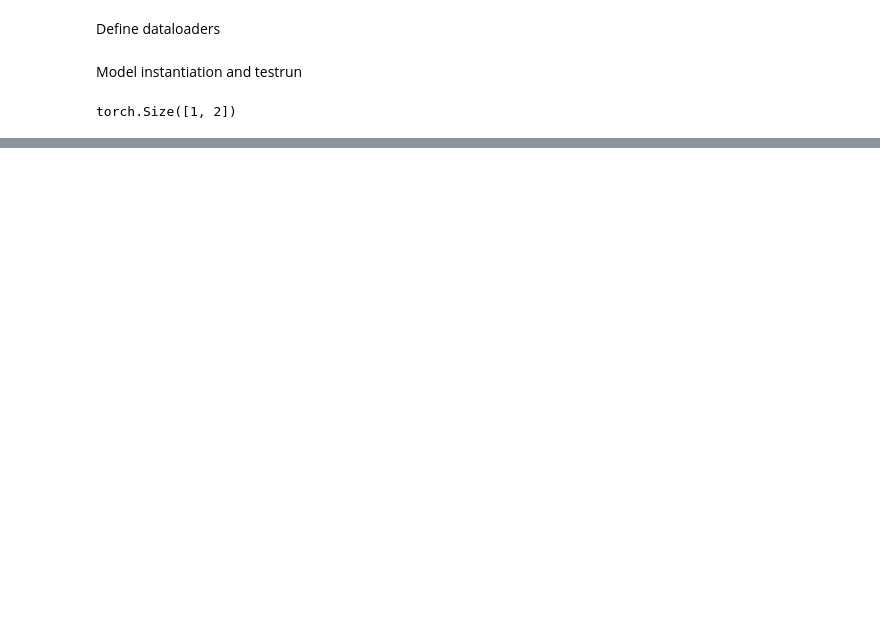
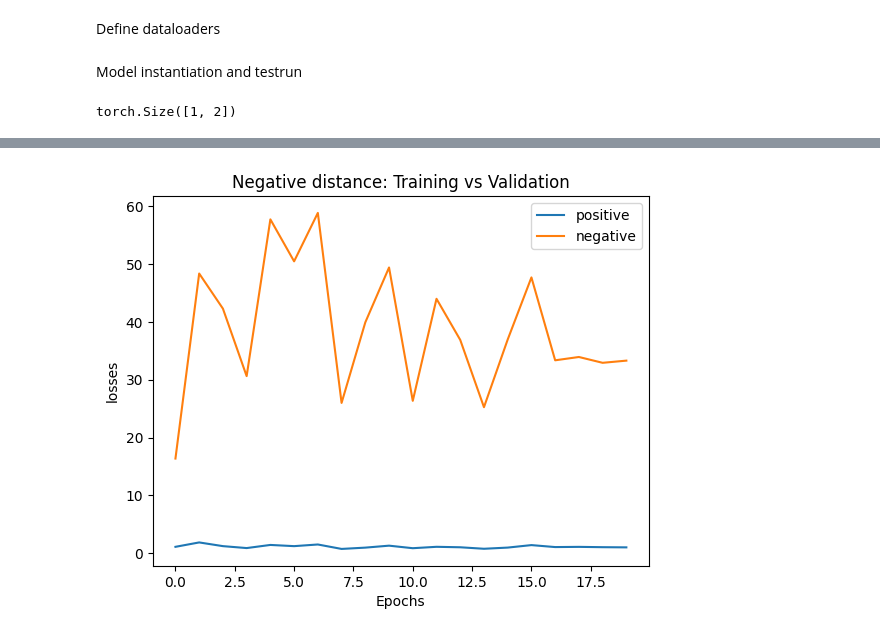
Before and after one commit to TentaTonny/WhereIsWaldo_Team18, a Jupyter notebook: step1_pretraining_triplet_loss.ipynb, the cells around one changed output, grey strips where cells are left out. Cells and saved outputs as stored; diff of their text form; code cells hidden in the pictures; blank space fills up the shorter version.

```diff
--- a/step1_pretraining_triplet_loss.ipynb
+++ b/step1_pretraining_triplet_loss.ipynb
@@ -277,16 +277,15 @@ class WaldoTripletDataset(Dataset):
 We instantiate the TripletLoss functions used as criteria in the network. This function is explained in more detail in the accompanying paper.
 # %%
 class TripletLoss(nn.Module):
-    def __init__(self, margin=1.0):
-        super(TripletLoss, self).__init__()
-        self.margin = margin
+  def __init__(self, margin=1.0):
+    super(TripletLoss, self).__init__()
+    self.margin = margin
 
-    def calc_euclidean(self, x1, x2):
-        return (x1 - x2).pow(2).sum(1)
+  def calc_euclidean(self, x1, x2):
+    return (x1 - x2).pow(2).sum(1)
 
-    def forward(self, anchor: torch.Tensor, positive: torch.Tensor, negative: torch.Tensor) -> torch.Tensor:
-        distance_positive = self.calc_euclidean(anchor, positive)
-        distance_negative = self.calc_euclidean(anchor, negative)
-        losses = torch.relu(distance_positive - distance_negative + self.margin)
-
-        return losses.mean(), distance_positive.mean(), distance_negative.mean()
+  def forward(self, anchor, positive, negative):
+    distance_positive = self.calc_euclidean(anchor, positive)
+    distance_negative = self.calc_euclidean(anchor, negative)
+    losses = torch.relu(distance_positive - distance_negative + self.margin)
+    return losses.mean(), distance_positive.mean(), distance_negative.mean()
@@ -678,3 +623,20 @@ plt.show()
+# %%
+# Plotting the data
+plt.plot(val_pos_distance, label='positive')
+plt.plot(val_neg_distance, label='negative')
+
+# Adding labels and title
+plt.xlabel('Epochs')
+plt.ylabel('losses')
+plt.title('Negative distance: Training vs Validation')
+
+# Adding a legend
+plt.legend()
+
+# Display the plot
+plt.show()
+# %% [output]
+[figure, added]
 # %%
 model = ViT(image_size = 128,
             patch_size = 16,
```
Also changed, not shown: parts of 14 cells of this notebook.
